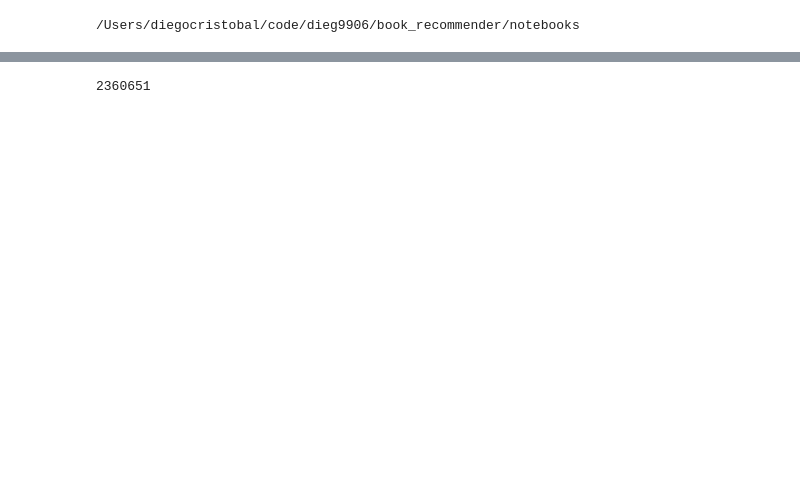
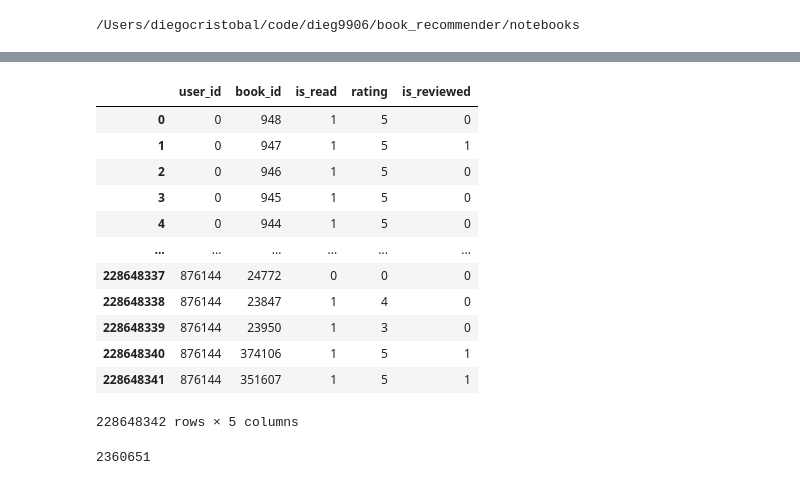
Before and after one commit to GuillermoIzquierdo/book_recommender, a Jupyter notebook: notebooks/recommendations.ipynb, the cells around one changed output, grey strips where cells are left out. Drawn from its saved outputs; the diff is of its cells as text; code cells hidden in the pictures; blank space fills up the shorter version.

```diff
--- a/notebooks/recommendations.ipynb
+++ b/notebooks/recommendations.ipynb
@@ -7,0 +26,3 @@ import gzip
+# %%
+%%time
+data_frame2=pd.read_csv("../book_recommender/data/goodreads_interactions.csv")
@@ -8,3 +32,19 @@ import gzip
+# %%
+data_frame2
+# %% [output]
+|  | user_id | book_id | is_read | rating | is_reviewed |
+| 0 | 0 | 948 | 1 | 5 | 0 |
+| 1 | 0 | 947 | 1 | 5 | 1 |
+| 2 | 0 | 946 | 1 | 5 | 0 |
+| 3 | 0 | 945 | 1 | 5 | 0 |
+| 4 | 0 | 944 | 1 | 5 | 0 |
+| ... | ... | ... | ... | ... | ... |
+| 228648337 | 876144 | 24772 | 0 | 0 | 0 |
+| 228648338 | 876144 | 23847 | 1 | 4 | 0 |
+| 228648339 | 876144 | 23950 | 1 | 3 | 0 |
+| 228648340 | 876144 | 374106 | 1 | 5 | 1 |
+| 228648341 | 876144 | 351607 | 1 | 5 | 1 |
+228648342 rows × 5 columns
 # %%
 liked_books = ["1885731", "330786", "330785"]
 # %%
```
Also changed, not shown: parts of 6 cells of this notebook, 1 other file.
